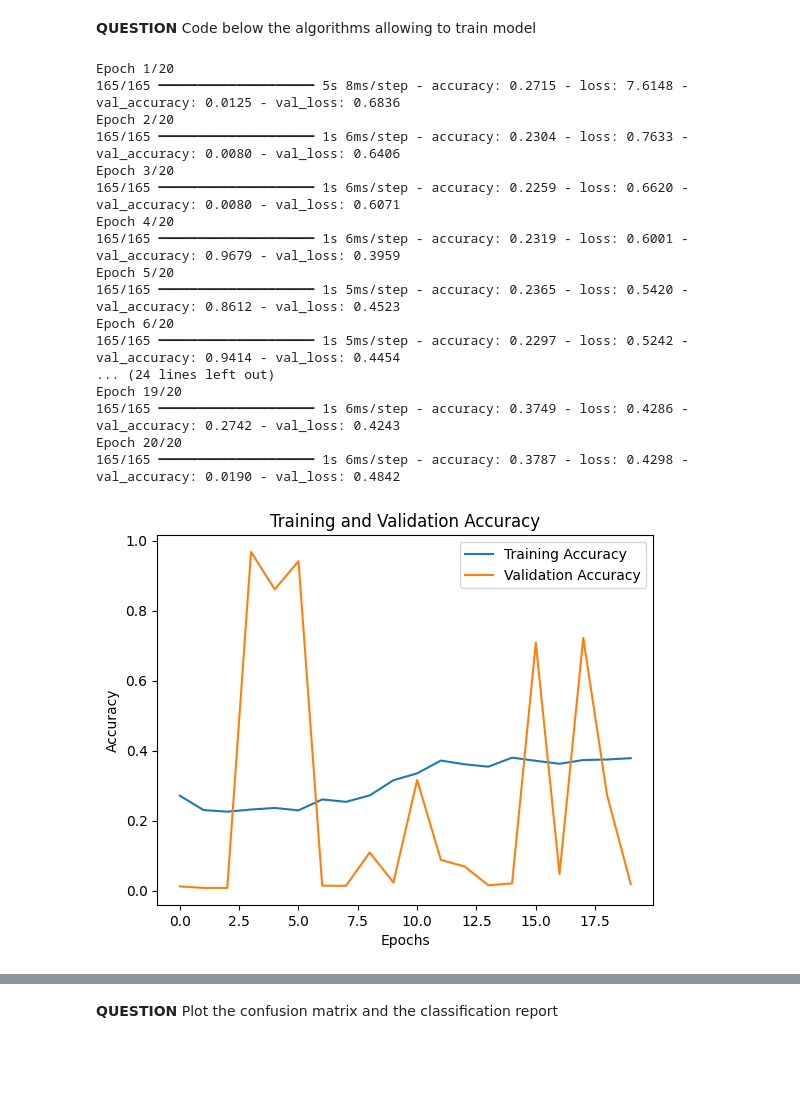
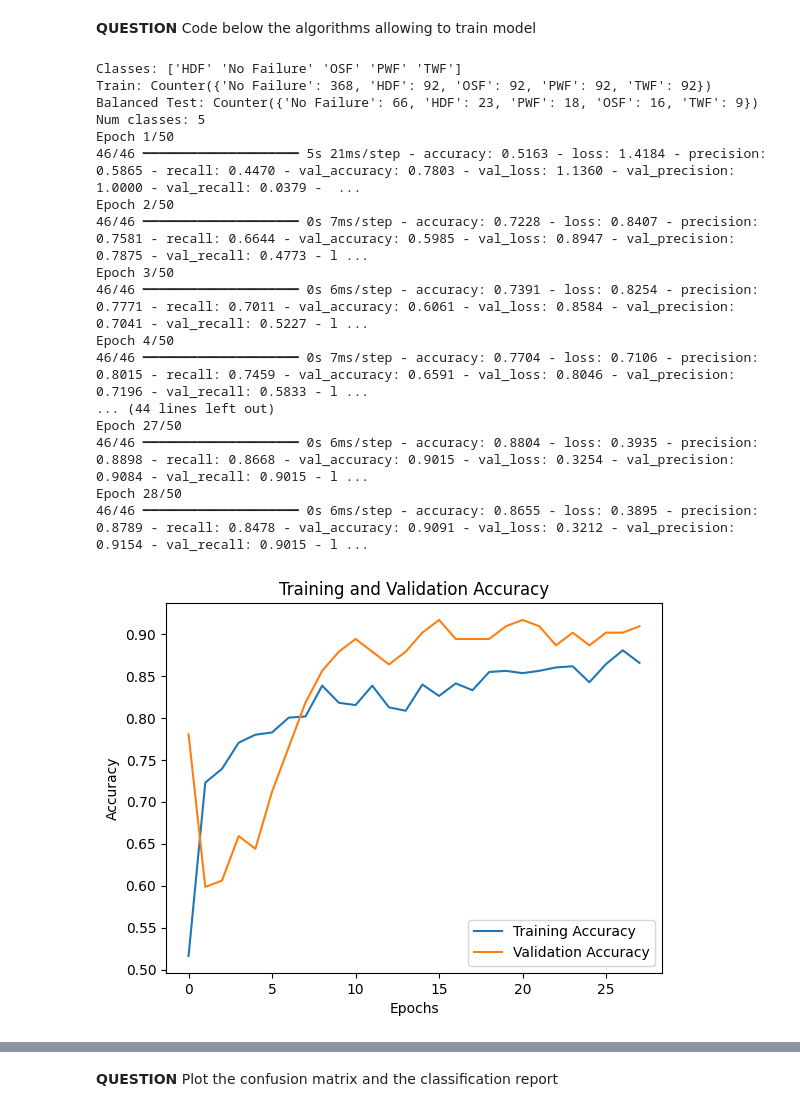
Before and after one commit to matthieuzajac/Embedded_AI, a Jupyter notebook: Colab_IA_EMBARQUEE/TP_IA_EMBARQUEE.ipynb, the cells around one changed output, grey strips where cells are left out. Drawn from its saved outputs; the diff is of its cells as text; code cells hidden in the pictures; blank space fills up the shorter version.

Commit message:
model

```diff
--- a/Colab_IA_EMBARQUEE/TP_IA_EMBARQUEE.ipynb
+++ b/Colab_IA_EMBARQUEE/TP_IA_EMBARQUEE.ipynb
@@ -454,63 +501,79 @@ model = tf.keras.Sequential([
 # %%
 from sklearn.preprocessing import LabelEncoder
 
-# Compile the model
-model.compile(optimizer='adam',
-              loss='binary_crossentropy',
-              metrics=['accuracy'])
-
 le = LabelEncoder()
 y_train_encoded = le.fit_transform(y_train_balanced)
-y_test_encoded = le.transform(y_test)
+y_test_balanced_encoded = le.transform(y_test_balanced)
 num_classes = len(le.classes_)
+
+print("Classes:", le.classes_)
+print("Train:", Counter(y_train_balanced))
+print("Balanced Test:", Counter(y_test_balanced))
+print("Num classes:", num_classes)
 
 # One-hot encode the labels
 y_train_one_hot = tf.keras.utils.to_categorical(y_train_encoded, num_classes=num_classes)
-y_test_one_hot = tf.keras.utils.to_categorical(y_test_encoded, num_classes=num_classes)
+y_test_balanced_one_hot = tf.keras.utils.to_categorical(y_test_balanced_encoded, num_classes=num_classes)
+
+# Callbacks to improve generalization
+callbacks = [
+    tf.keras.callbacks.EarlyStopping(
+        monitor='val_loss',
+        patience=6,
+        restore_best_weights=True
+    ),
+    tf.keras.callbacks.ReduceLROnPlateau(
+        monitor='val_loss',
+        factor=0.5,
+        patience=3,
+        min_lr=1e-5
+    )
+]
 
 # Train the model
 history = model.fit(
-    X_train_balanced,  # Use the balanced features
-    y_train_one_hot,   # Use the one-hot encoded labels
-    validation_data=(X_test, y_test_one_hot),
-    epochs=20,
-    batch_size=8,
+    X_train_balanced,
+    y_train_one_hot,
+    validation_data=(X_test_balanced, y_test_balanced_one_hot),
+    epochs=50,
+    batch_size=16,
+    callbacks=callbacks,
     verbose=1
 )
 
 # Plot training and validation accuracy
 plt.plot(history.history['accuracy'], label='Training Accuracy')
 plt.plot(history.history['val_accuracy'], label='Validation Accuracy')
 plt.xlabel('Epochs')
 plt.ylabel('Accuracy')
 plt.title('Training and Validation Accuracy')
 plt.legend()
 plt.show()
 
 # Plot training and validation loss
 plt.plot(history.history['loss'], label='Training Loss')
 plt.plot(history.history['val_loss'], label='Validation Loss')
 plt.xlabel('Epochs')
 plt.ylabel('Loss')
 plt.title('Training and Validation Loss')
 plt.legend()
 plt.show()
 # %% [output]
-Epoch 1/20
-165/165 ━━━━━━━━━━━━━━━━━━━━ 5s 8ms/step - accuracy: 0.2715 - loss: 7.6148 - val_accuracy: 0.0125 - val_loss: 0.6836
-Epoch 2/20
-165/165 ━━━━━━━━━━━━━━━━━━━━ 1s 6ms/step - accuracy: 0.2304 - loss: 0.7633 - val_accuracy: 0.0080 - val_loss: 0.6406
-Epoch 3/20
-165/165 ━━━━━━━━━━━━━━━━━━━━ 1s 6ms/step - accuracy: 0.2259 - loss: 0.6620 - val_accuracy: 0.0080 - val_loss: 0.6071
-Epoch 4/20
-165/165 ━━━━━━━━━━━━━━━━━━━━ 1s 6ms/step - accuracy: 0.2319 - loss: 0.6001 - val_accuracy: 0.9679 - val_loss: 0.3959
-Epoch 5/20
-165/165 ━━━━━━━━━━━━━━━━━━━━ 1s 5ms/step - accuracy: 0.2365 - loss: 0.5420 - val_accuracy: 0.8612 - val_loss: 0.4523
-Epoch 6/20
-165/165 ━━━━━━━━━━━━━━━━━━━━ 1s 5ms/step - accuracy: 0.2297 - loss: 0.5242 - val_accuracy: 0.9414 - val_loss: 0.4454
-... (24 lines left out)
-Epoch 19/20
-165/165 ━━━━━━━━━━━━━━━━━━━━ 1s 6ms/step - accuracy: 0.3749 - loss: 0.4286 - val_accuracy: 0.2742 - val_loss: 0.4243
-Epoch 20/20
-165/165 ━━━━━━━━━━━━━━━━━━━━ 1s 6ms/step - accuracy: 0.3787 - loss: 0.4298 - val_accuracy: 0.0190 - val_loss: 0.4842
+Classes: ['HDF' 'No Failure' 'OSF' 'PWF' 'TWF']
+Train: Counter({'No Failure': 368, 'HDF': 92, 'OSF': 92, 'PWF': 92, 'TWF': 92})
+Balanced Test: Counter({'No Failure': 66, 'HDF': 23, 'PWF': 18, 'OSF': 16, 'TWF': 9})
+Num classes: 5
+Epoch 1/50
+46/46 ━━━━━━━━━━━━━━━━━━━━ 5s 21ms/step - accuracy: 0.5163 - loss: 1.4184 - precision: 0.5865 - recall: 0.4470 - val_accuracy: 0.7803 - val_loss: 1.1360 - val_precision: 1.0000 - val_recall: 0.0379 -  ...
+Epoch 2/50
+46/46 ━━━━━━━━━━━━━━━━━━━━ 0s 7ms/step - accuracy: 0.7228 - loss: 0.8407 - precision: 0.7581 - recall: 0.6644 - val_accuracy: 0.5985 - val_loss: 0.8947 - val_precision: 0.7875 - val_recall: 0.4773 - l ...
+Epoch 3/50
+46/46 ━━━━━━━━━━━━━━━━━━━━ 0s 6ms/step - accuracy: 0.7391 - loss: 0.8254 - precision: 0.7771 - recall: 0.7011 - val_accuracy: 0.6061 - val_loss: 0.8584 - val_precision: 0.7041 - val_recall: 0.5227 - l ...
+Epoch 4/50
+46/46 ━━━━━━━━━━━━━━━━━━━━ 0s 7ms/step - accuracy: 0.7704 - loss: 0.7106 - precision: 0.8015 - recall: 0.7459 - val_accuracy: 0.6591 - val_loss: 0.8046 - val_precision: 0.7196 - val_recall: 0.5833 - l ...
+... (44 lines left out)
+Epoch 27/50
+46/46 ━━━━━━━━━━━━━━━━━━━━ 0s 6ms/step - accuracy: 0.8804 - loss: 0.3935 - precision: 0.8898 - recall: 0.8668 - val_accuracy: 0.9015 - val_loss: 0.3254 - val_precision: 0.9084 - val_recall: 0.9015 - l ...
+Epoch 28/50
+46/46 ━━━━━━━━━━━━━━━━━━━━ 0s 6ms/step - accuracy: 0.8655 - loss: 0.3895 - precision: 0.8789 - recall: 0.8478 - val_accuracy: 0.9091 - val_loss: 0.3212 - val_precision: 0.9154 - val_recall: 0.9015 - l ...
-[figure, old version]
+[figure, new version]
```
Also changed, not shown: parts of 8 cells of this notebook.
